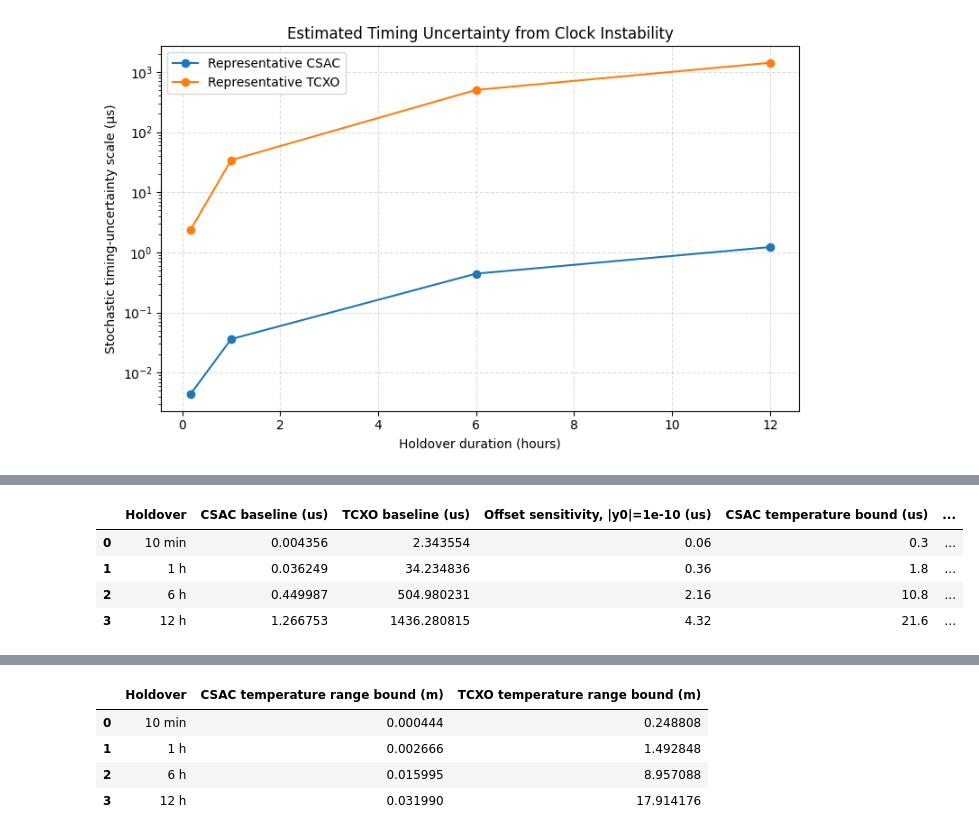
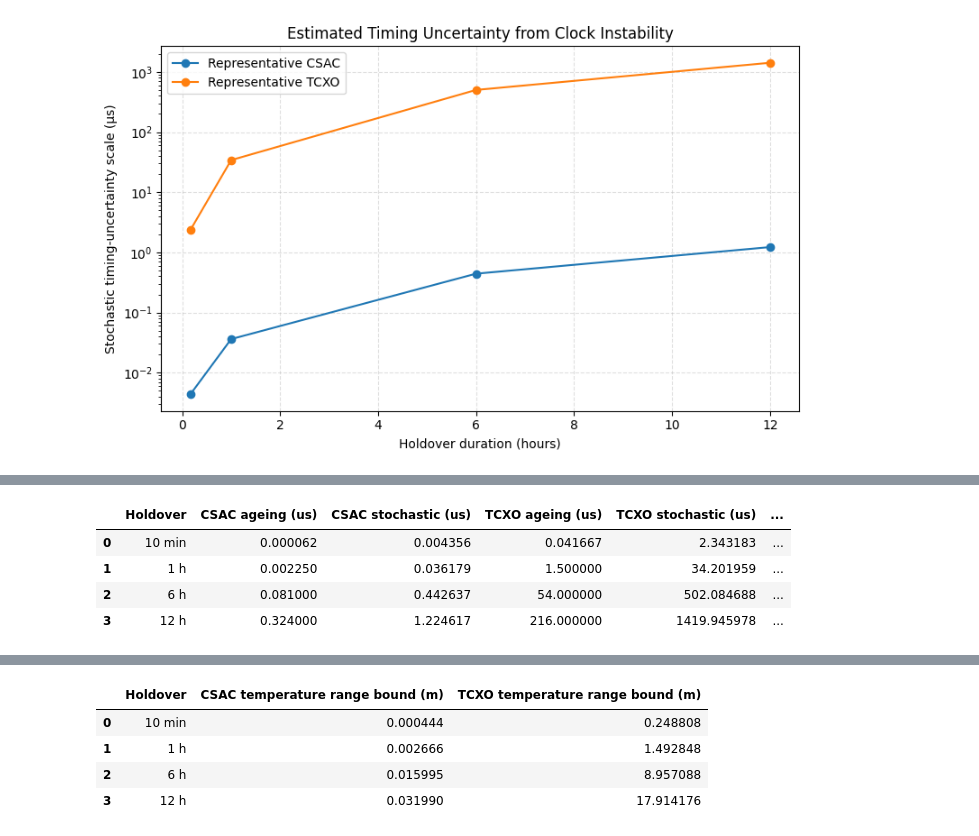
Before and after one commit to FarahAlmufawez/CSAC-GNSS-Holdover-Model, a Jupyter notebook: CSAC-GNSS-Holdover-Model.ipynb, the cells around one changed output, grey strips where cells are left out. Saved outputs shown, nothing was run; the diff lists cells and outputs as text; code cells hidden in the pictures.

```diff
--- a/CSAC-GNSS-Holdover-Model.ipynb
+++ b/CSAC-GNSS-Holdover-Model.ipynb
@@ -1433,27 +1475,15 @@ for label, t in holdover_times.items():
     csac_stoch_s = t * csac_sigma_y
     tcxo_stoch_s = t * tcxo_sigma_y
 
-    # Indicative baseline holdover-error scale
-
-    csac_total_s = np.sqrt(
-        csac_age_s**2 + csac_stoch_s**2
-    )
-
-    tcxo_total_s = np.sqrt(
-        tcxo_age_s**2 + tcxo_stoch_s**2
-    )
-
     holdover_comparison.append({
         "Holdover": label,
         "Time (s)": t,
 
         "CSAC ageing (us)": csac_age_s * 1e6,
         "CSAC stochastic (us)": csac_stoch_s * 1e6,
-        "CSAC indicative holdover scale (us)": csac_total_s * 1e6,
 
         "TCXO ageing (us)": tcxo_age_s * 1e6,
-        "TCXO stochastic (us)": tcxo_stoch_s * 1e6,
-        "TCXO indicative holdover scale (us)": tcxo_total_s * 1e6
+        "TCXO stochastic (us)": tcxo_stoch_s * 1e6
     })
 
 holdover_comparison_df = pd.DataFrame(
@@ -1623,39 +1656,49 @@ for label, t in holdover_times.items():
 
     summary_results.append({
 
         "Holdover": label,
 
-        "CSAC baseline (us)":
+        "CSAC ageing (us)":
             baseline_row[
-                "CSAC indicative holdover scale (us)"
+                "CSAC ageing (us)"
             ],
 
-        "TCXO baseline (us)":
+        "CSAC stochastic (us)":
             baseline_row[
-                "TCXO indicative holdover scale (us)"
+                "CSAC stochastic (us)"
+            ],
+
+        "TCXO ageing (us)":
+            baseline_row[
+                "TCXO ageing (us)"
+            ],
+
+        "TCXO stochastic (us)":
+            baseline_row[
+                "TCXO stochastic (us)"
             ],
 
         "Offset sensitivity, |y0|=1e-10 (us)":
             offset_sensitivity,
 
         "CSAC temperature bound (us)":
             temp_row[
                 "CSAC temperature bound (us)"
             ],
 
         "TCXO temperature bound (us)":
             temp_row[
                 "TCXO temperature bound (us)"
             ]
     })
 
 
 summary_df = pd.DataFrame(summary_results)
 
 summary_df
 # %% [output]
-|  | Holdover | CSAC baseline (us) | TCXO baseline (us) | Offset sensitivity, |y0|=1e-10 (us) | CSAC temperature bound (us) | ... |
-| 0 | 10 min | 0.004356 | 2.343554 | 0.06 | 0.3 | ... |
-| 1 | 1 h | 0.036249 | 34.234836 | 0.36 | 1.8 | ... |
-| 2 | 6 h | 0.449987 | 504.980231 | 2.16 | 10.8 | ... |
-| 3 | 12 h | 1.266753 | 1436.280815 | 4.32 | 21.6 | ... |
+|  | Holdover | CSAC ageing (us) | CSAC stochastic (us) | TCXO ageing (us) | TCXO stochastic (us) | ... |
+| 0 | 10 min | 0.000062 | 0.004356 | 0.041667 | 2.343183 | ... |
+| 1 | 1 h | 0.002250 | 0.036179 | 1.500000 | 34.201959 | ... |
+| 2 | 6 h | 0.081000 | 0.442637 | 54.000000 | 502.084688 | ... |
+| 3 | 12 h | 0.324000 | 1.224617 | 216.000000 | 1419.945978 | ... |
```
Also changed, not shown: parts of 28 cells of this notebook.
